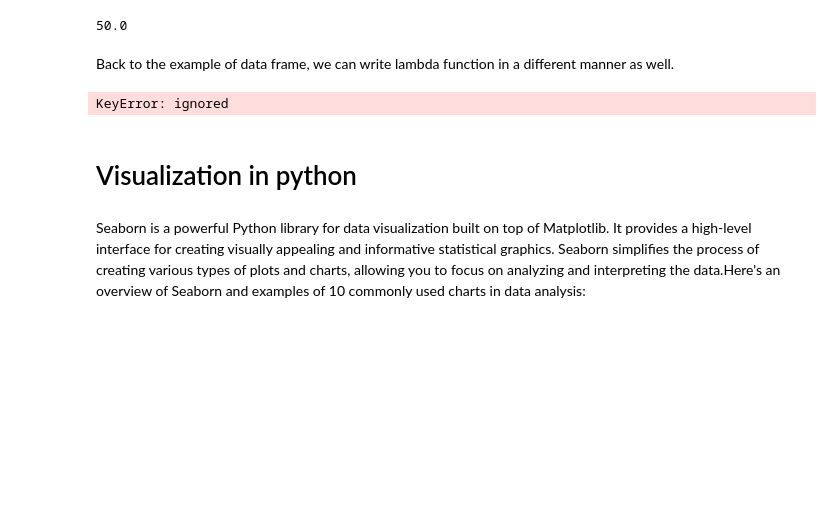
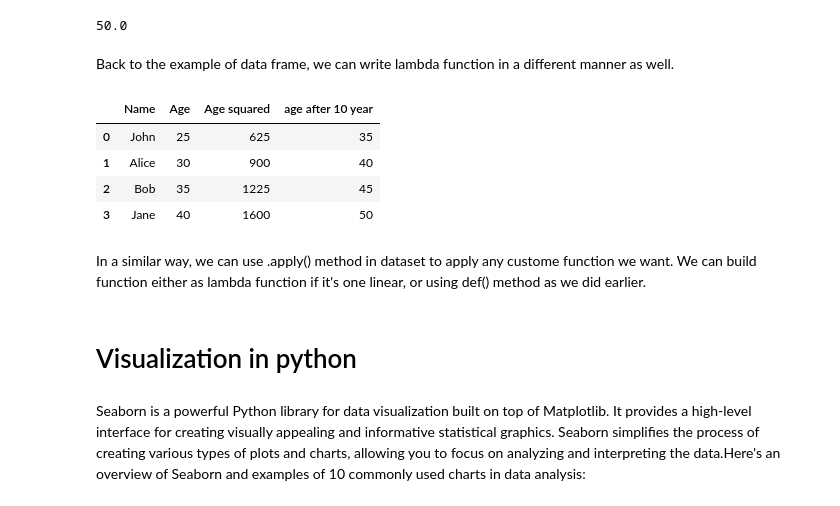
Before and after one commit to akashsinghsharma/python-notes, a Jupyter notebook: Python_for_Data_Analytics.ipynb, the cells around one changed output. Drawn from its saved outputs; the diff is of its cells as text; code cells hidden in the pictures; blank space fills up the shorter version.

```diff
--- a/Python_for_Data_Analytics.ipynb
+++ b/Python_for_Data_Analytics.ipynb
@@ -579,11 +579,18 @@ Back to the example of data frame, we can write lambda function in a different m
 # %%
 #Suppose we want to know what will be the age aftrer 10 years.
 
 after_10 = lambda a: a+10
 
-df['age after 10 year'] = df['age'].apply(after_10, axis = 1)
+df['age after 10 year'] = df['Age'].apply(after_10)
+df
 # %% [output]
-KeyError: ignored
+|  | Name | Age | Age squared | age after 10 year |
+| 0 | John | 25 | 625 | 35 |
+| 1 | Alice | 30 | 900 | 40 |
+| 2 | Bob | 35 | 1225 | 45 |
+| 3 | Jane | 40 | 1600 | 50 |
+# %% [markdown]
+In a similar way, we can use .apply() method in dataset to apply any custome function we want. We can build function either as lambda function if it's one linear, or using def() method as we did earlier.
 # %% [markdown]
 # Visualization in python
 # %% [markdown]
```
Also changed, not shown: parts of 11 cells of this notebook.
